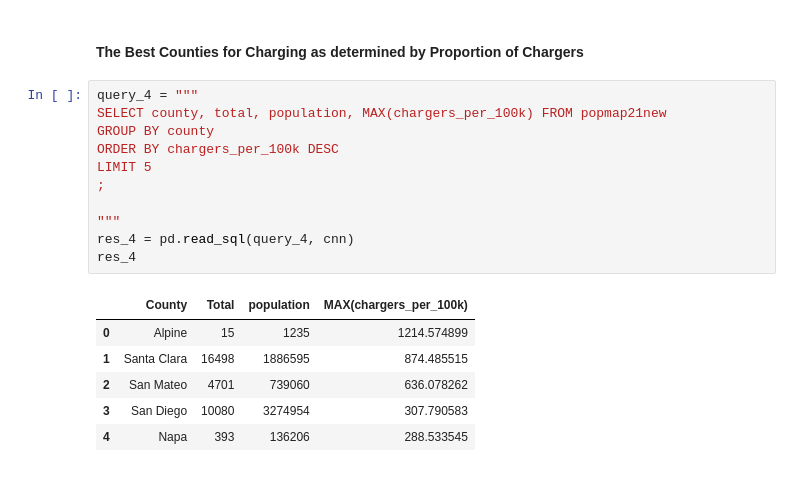
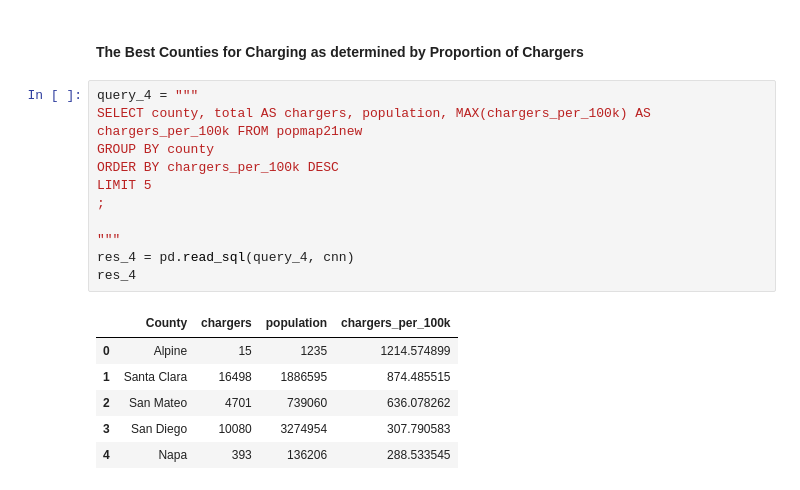
Before and after one commit to sshariz/evcharger, a Jupyter notebook: ev.ipynb, the cells around one changed output. Drawn from its saved outputs; the diff is of its cells as text.

```diff
--- a/ev.ipynb
+++ b/ev.ipynb
@@ -529,17 +628,17 @@ fig.show(renderer="svg")
 #### The Best Counties for Charging as determined by Proportion of Chargers
 # %%
 query_4 = """
-SELECT county, total, population, MAX(chargers_per_100k) FROM popmap21new
+SELECT county, total AS chargers, population, MAX(chargers_per_100k) AS chargers_per_100k FROM popmap21new
 GROUP BY county
 ORDER BY chargers_per_100k DESC
 LIMIT 5
 ;
 
 """
 res_4 = pd.read_sql(query_4, cnn)
 res_4
 # %% [output]
-|  | County | Total | population | MAX(chargers_per_100k) |
+|  | County | chargers | population | chargers_per_100k |
 | 0 | Alpine | 15 | 1235 | 1214.574899 |
 | 1 | Santa Clara | 16498 | 1886595 | 874.485515 |
 | 2 | San Mateo | 4701 | 739060 | 636.078262 |
```
Also changed, not shown: parts of 52 cells of this notebook, 1 other file.
